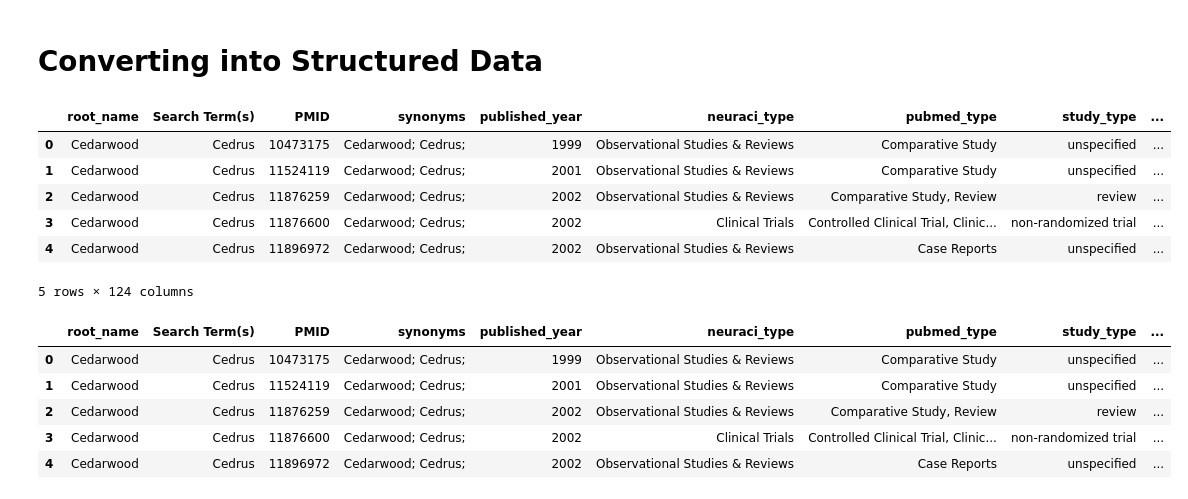
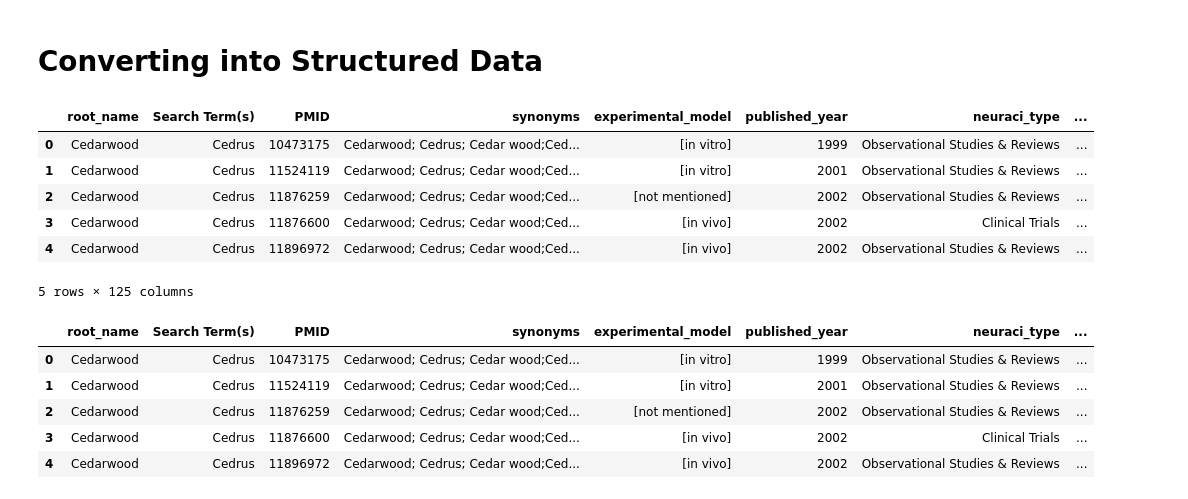
Before and after one commit to wisdomsquaretech/neuraciai, a Jupyter notebook: Entrez_main.ipynb, the cells around one changed output. Cells and saved outputs as stored; diff of their text form; code cells hidden in the pictures.

```diff
--- a/Entrez_main.ipynb
+++ b/Entrez_main.ipynb
@@ -165,2 +201,2 @@ df.head()
 # %%
-ingredients = ["Cedarwood",]
+ingredients = ["Cedarwood","Marjoram"]
@@ -195,7 +306,7 @@ ingredient_df_lookup = ingredient_df.set_index(["PMID",'Root Name'])[["Publicati
 
 
 # Read JSON file
-with open("output/cedarwood_10|7.json", "r", encoding="utf-8") as f:
+with open("output/cedarwood_Marjoram_10|10.json", "r", encoding="utf-8") as f:
     json_list = json.load(f)
 
 # Add attributes
@@ -212,7 +323,7 @@ for record in json_list:
         record["metadata"]["url"] = lookup_data["PubMed URL"]
 
 # Save JSON file
-with open("output/cedarwood_modified_enriched.json", "w", encoding="utf-8") as f:
+with open("output/cedarwood_Marjoram_enriched.json", "w", encoding="utf-8") as f:
     json.dump(json_list, f, indent=2, ensure_ascii=False)
 # %% [markdown]
 # Converting into Structured Data
@@ -240,6 +351,7 @@ for rec in records:
         "Search Term(s)":search_term,
         "PMID": pmid,
         "synonyms":synonyms,
+        "experimental_model":meta.get("experimental_model"),
         "published_year": meta.get("published_year"),
         "neuraci_type": meta.get("neuraci_type"),
         "pubmed_type":pubmed_type,
@@ -261,49 +373,49 @@ for rec in records:
         "keywords": ";".join(meta.get("keywords", [])),
         "diseases": ";".join(meta.get("diseases", [])),
         "mechanism": ";".join(meta.get("mechanism", [])),
         "usage": ";".join(meta.get("usage", [])),
         "conclusion":meta.get("conclusion"),
         "url": meta.get("url", []),
     }
 
     # --- Expand interventions ---
     for i, iv in enumerate(meta.get("interventions", []), start=1):
         row[f"intervention{i}_ingredient"] = iv.get("ingredient")
         row[f"intervention{i}_daily_dosage"] = iv.get("daily_dosage")
         row[f"intervention{i}_units"] = iv.get("units")
         row[f"intervention{i}_original_text"] = iv.get("original_text")
 
     # --- Expand outcomes ---
     for j, oc in enumerate(meta.get("outcomes", []), start=1):
         row[f"outcome{j}_name"] = oc.get("name")
         row[f"outcome{j}_domain"] = oc.get("domain")
         row[f"outcome{j}_type"] = oc.get("type")
         row[f"outcome{j}_result"] = oc.get("result")
 
     rows.append(row)
 
 # --- Step 3: Convert to DataFrame ---
 output_df = pd.DataFrame(rows)
 
 # --- Step 4: Save to CSV ---
-output_df.to_csv("output/Cedarwood_modified_output.csv", index=False)
+output_df.to_csv("output/cedarwood_Marjoram_10|10.csv", index=False)
 output_df.head()
 # %% [output]
-|  | root_name | Search Term(s) | PMID | synonyms | published_year | neuraci_type | pubmed_type | study_type | ... |
-| 0 | Cedarwood | Cedrus | 10473175 | Cedarwood; Cedrus; | 1999 | Observational Studies & Reviews | Comparative Study | unspecified | ... |
-| 1 | Cedarwood | Cedrus | 11524119 | Cedarwood; Cedrus; | 2001 | Observational Studies & Reviews | Comparative Study | unspecified | ... |
-| 2 | Cedarwood | Cedrus | 11876259 | Cedarwood; Cedrus; | 2002 | Observational Studies & Reviews | Comparative Study, Review | review | ... |
-| 3 | Cedarwood | Cedrus | 11876600 | Cedarwood; Cedrus; | 2002 | Clinical Trials | Controlled Clinical Trial, Clinic... | non-randomized trial | ... |
-| 4 | Cedarwood | Cedrus | 11896972 | Cedarwood; Cedrus; | 2002 | Observational Studies & Reviews | Case Reports | unspecified | ... |
+|  | root_name | Search Term(s) | PMID | synonyms | experimental_model | published_year | neuraci_type | ... |
+| 0 | Cedarwood | Cedrus | 10473175 | Cedarwood; Cedrus; Cedar wood;Ced... | [in vitro] | 1999 | Observational Studies & Reviews | ... |
+| 1 | Cedarwood | Cedrus | 11524119 | Cedarwood; Cedrus; Cedar wood;Ced... | [in vitro] | 2001 | Observational Studies & Reviews | ... |
+| 2 | Cedarwood | Cedrus | 11876259 | Cedarwood; Cedrus; Cedar wood;Ced... | [not mentioned] | 2002 | Observational Studies & Reviews | ... |
+| 3 | Cedarwood | Cedrus | 11876600 | Cedarwood; Cedrus; Cedar wood;Ced... | [in vivo] | 2002 | Clinical Trials | ... |
+| 4 | Cedarwood | Cedrus | 11896972 | Cedarwood; Cedrus; Cedar wood;Ced... | [in vivo] | 2002 | Observational Studies & Reviews | ... |
-5 rows × 124 columns
+5 rows × 125 columns
 # %%
 pd.set_option('display.max_columns', None)
 # %%
 output_df.head()
 # %% [output]
-|  | root_name | Search Term(s) | PMID | synonyms | published_year | neuraci_type | pubmed_type | study_type | ... |
-| 0 | Cedarwood | Cedrus | 10473175 | Cedarwood; Cedrus; | 1999 | Observational Studies & Reviews | Comparative Study | unspecified | ... |
-| 1 | Cedarwood | Cedrus | 11524119 | Cedarwood; Cedrus; | 2001 | Observational Studies & Reviews | Comparative Study | unspecified | ... |
-| 2 | Cedarwood | Cedrus | 11876259 | Cedarwood; Cedrus; | 2002 | Observational Studies & Reviews | Comparative Study, Review | review | ... |
-| 3 | Cedarwood | Cedrus | 11876600 | Cedarwood; Cedrus; | 2002 | Clinical Trials | Controlled Clinical Trial, Clinic... | non-randomized trial | ... |
-| 4 | Cedarwood | Cedrus | 11896972 | Cedarwood; Cedrus; | 2002 | Observational Studies & Reviews | Case Reports | unspecified | ... |
+|  | root_name | Search Term(s) | PMID | synonyms | experimental_model | published_year | neuraci_type | ... |
+| 0 | Cedarwood | Cedrus | 10473175 | Cedarwood; Cedrus; Cedar wood;Ced... | [in vitro] | 1999 | Observational Studies & Reviews | ... |
+| 1 | Cedarwood | Cedrus | 11524119 | Cedarwood; Cedrus; Cedar wood;Ced... | [in vitro] | 2001 | Observational Studies & Reviews | ... |
+| 2 | Cedarwood | Cedrus | 11876259 | Cedarwood; Cedrus; Cedar wood;Ced... | [not mentioned] | 2002 | Observational Studies & Reviews | ... |
+| 3 | Cedarwood | Cedrus | 11876600 | Cedarwood; Cedrus; Cedar wood;Ced... | [in vivo] | 2002 | Clinical Trials | ... |
+| 4 | Cedarwood | Cedrus | 11896972 | Cedarwood; Cedrus; Cedar wood;Ced... | [in vivo] | 2002 | Observational Studies & Reviews | ... |
```
Also changed, not shown: parts of 4 cells of this notebook, 1 other file.
